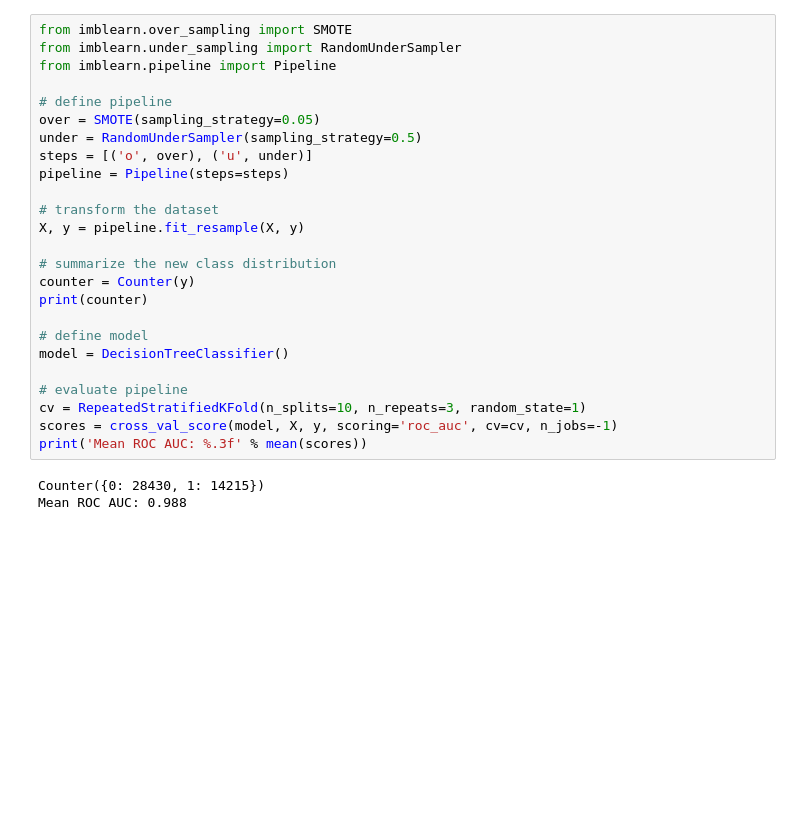
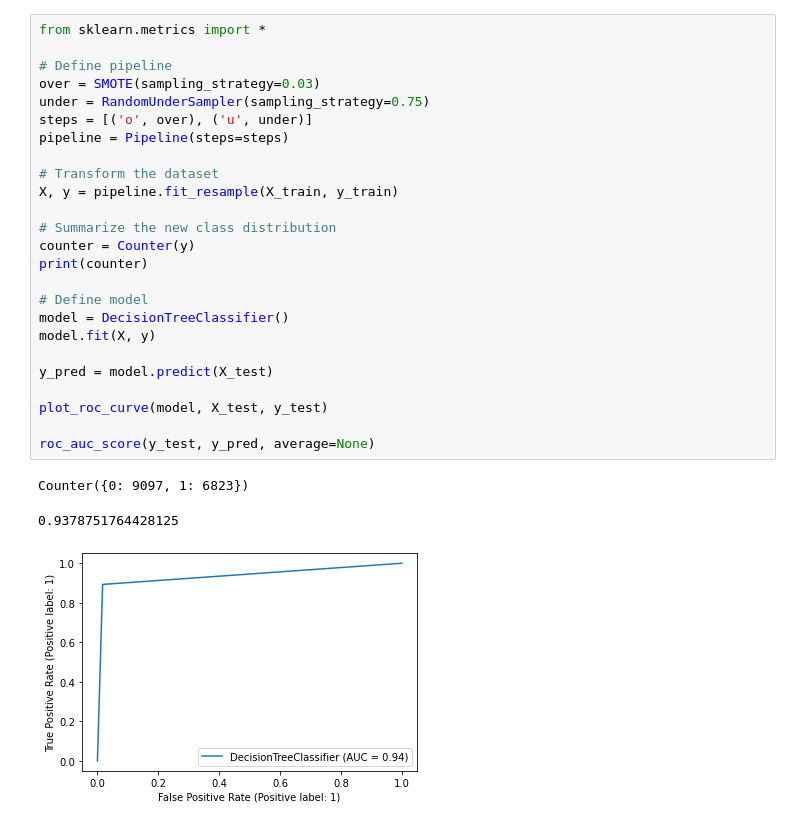
Before and after one commit to alexberndt/machine-learning, a Jupyter notebook: smote/2_smote_creditcard.ipynb, the cells around one changed output. Saved outputs shown, nothing was run; the diff lists cells and outputs as text; blank space fills up the shorter version.

Commit message:
Added credit card SMOTE analysis

```diff
--- a/smote/2_smote_creditcard.ipynb
+++ b/smote/2_smote_creditcard.ipynb
@@ -50,28 +53,29 @@ Mean ROC AUC: 0.866
 # %%
-from imblearn.over_sampling import SMOTE
-from imblearn.under_sampling import RandomUnderSampler
-from imblearn.pipeline import Pipeline
+from sklearn.metrics import *
 
-# define pipeline
-over = SMOTE(sampling_strategy=0.05)
-under = RandomUnderSampler(sampling_strategy=0.5)
+# Define pipeline
+over = SMOTE(sampling_strategy=0.03)
+under = RandomUnderSampler(sampling_strategy=0.75)
 steps = [('o', over), ('u', under)]
 pipeline = Pipeline(steps=steps)
 
-# transform the dataset
-X, y = pipeline.fit_resample(X, y)
+# Transform the dataset
+X, y = pipeline.fit_resample(X_train, y_train)
 
-# summarize the new class distribution
+# Summarize the new class distribution
 counter = Counter(y)
 print(counter)
 
-# define model
+# Define model
 model = DecisionTreeClassifier()
+model.fit(X, y)
 
-# evaluate pipeline
-cv = RepeatedStratifiedKFold(n_splits=10, n_repeats=3, random_state=1)
-scores = cross_val_score(model, X, y, scoring='roc_auc', cv=cv, n_jobs=-1)
-print('Mean ROC AUC: %.3f' % mean(scores))
+y_pred = model.predict(X_test)
+
+plot_roc_curve(model, X_test, y_test)
+
+roc_auc_score(y_test, y_pred, average=None)
 # %% [output]
-Counter({0: 28430, 1: 14215})
-Mean ROC AUC: 0.988
+Counter({0: 9097, 1: 6823})
+0.9378751764428125
+[figure, added]
```
Also changed, not shown: parts of 5 cells of this notebook, 1 other file.
